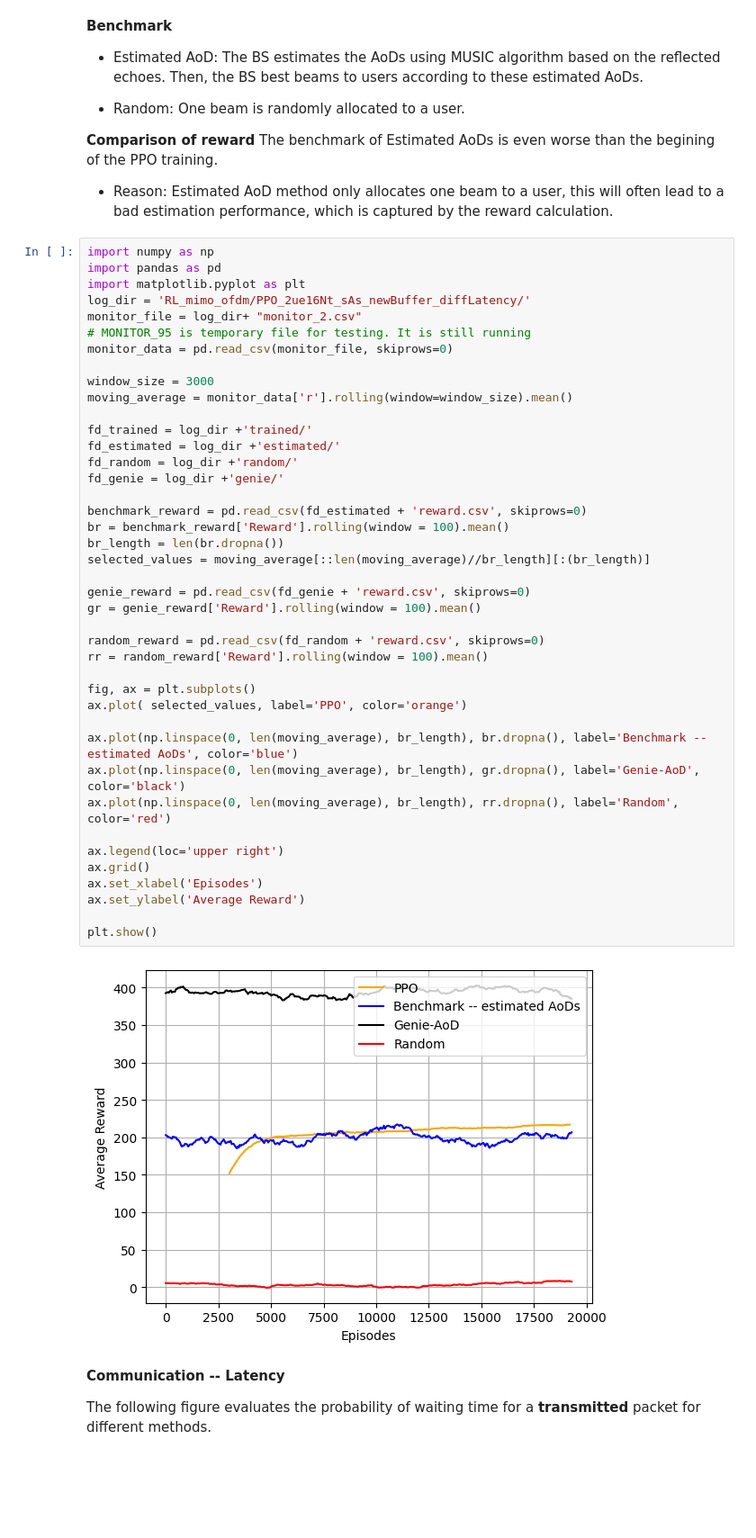
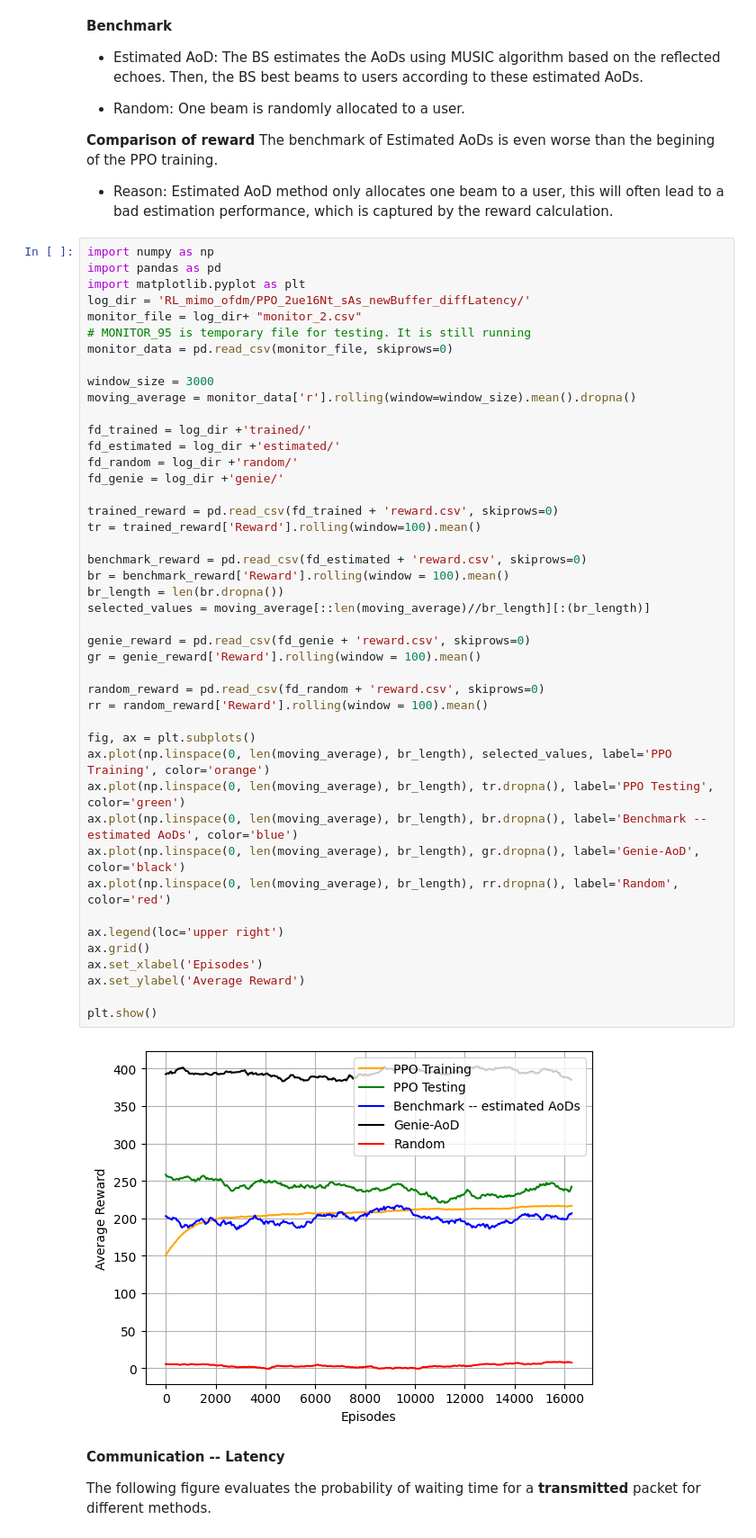
Before and after one commit to april427/Centric-BM, a Jupyter notebook: documents/05-22.ipynb, the cells around one changed output. Shown at 90% size. Saved outputs shown, nothing was run; the diff lists cells and outputs as text; blank space fills up the shorter version.

```diff
--- a/documents/05-22.ipynb
+++ b/documents/05-22.ipynb
@@ -66,39 +66,42 @@ monitor_file = log_dir+ "monitor_2.csv"
 monitor_data = pd.read_csv(monitor_file, skiprows=0)
 
 window_size = 3000
-moving_average = monitor_data['r'].rolling(window=window_size).mean()
+moving_average = monitor_data['r'].rolling(window=window_size).mean().dropna()
 
 fd_trained = log_dir +'trained/'
 fd_estimated = log_dir +'estimated/'
 fd_random = log_dir +'random/'
 fd_genie = log_dir +'genie/'
+
+trained_reward = pd.read_csv(fd_trained + 'reward.csv', skiprows=0)
+tr = trained_reward['Reward'].rolling(window=100).mean()
 
 benchmark_reward = pd.read_csv(fd_estimated + 'reward.csv', skiprows=0)
 br = benchmark_reward['Reward'].rolling(window = 100).mean()
 br_length = len(br.dropna())
 selected_values = moving_average[::len(moving_average)//br_length][:(br_length)]
 
 genie_reward = pd.read_csv(fd_genie + 'reward.csv', skiprows=0)
 gr = genie_reward['Reward'].rolling(window = 100).mean()
 
 random_reward = pd.read_csv(fd_random + 'reward.csv', skiprows=0)
 rr = random_reward['Reward'].rolling(window = 100).mean()
 
 fig, ax = plt.subplots()
-ax.plot( selected_values, label='PPO', color='orange')
-
+ax.plot(np.linspace(0, len(moving_average), br_length), selected_values, label='PPO Training', color='orange')
+ax.plot(np.linspace(0, len(moving_average), br_length), tr.dropna(), label='PPO Testing', color='green')
 ax.plot(np.linspace(0, len(moving_average), br_length), br.dropna(), label='Benchmark -- estimated AoDs', color='blue')
 ax.plot(np.linspace(0, len(moving_average), br_length), gr.dropna(), label='Genie-AoD', color='black')
 ax.plot(np.linspace(0, len(moving_average), br_length), rr.dropna(), label='Random', color='red')
 
 ax.legend(loc='upper right')
 ax.grid()
 ax.set_xlabel('Episodes')
 ax.set_ylabel('Average Reward')
 
 plt.show()
 # %% [output]
-[figure, old version]
+[figure, new version]
 # %% [markdown]
 **Communication -- Latency**
 
```
Also changed, not shown: 1 other file.
